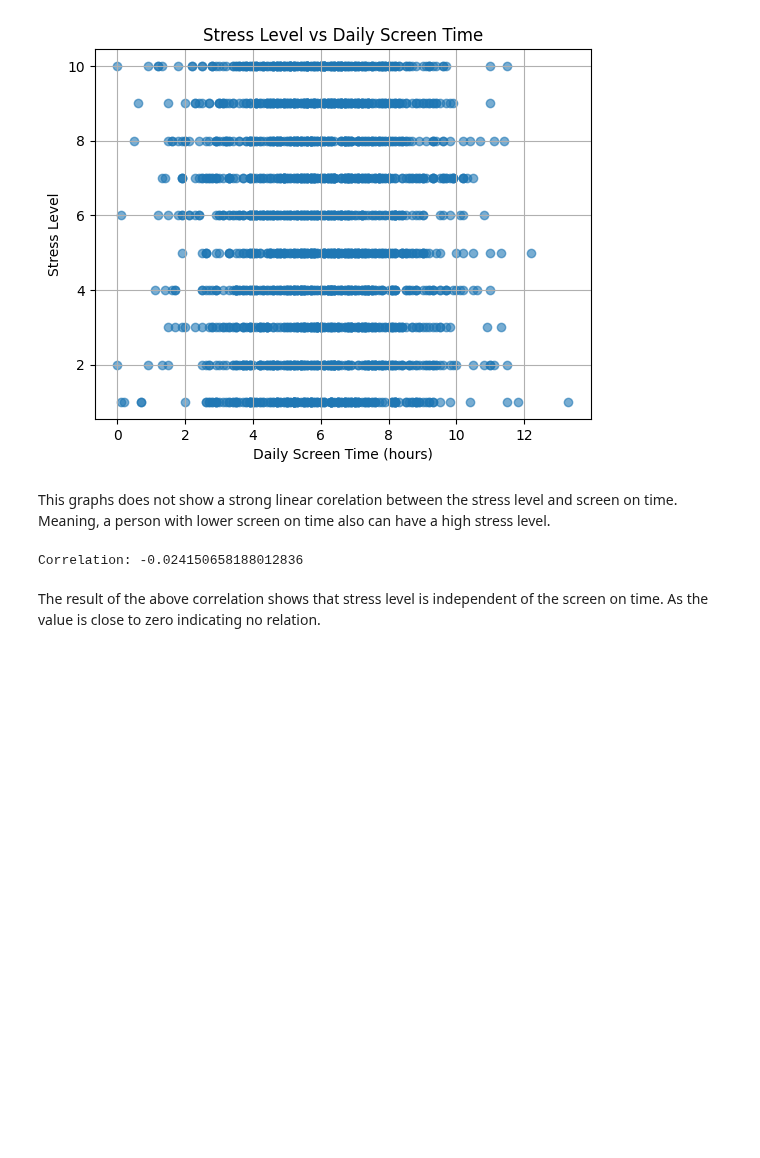
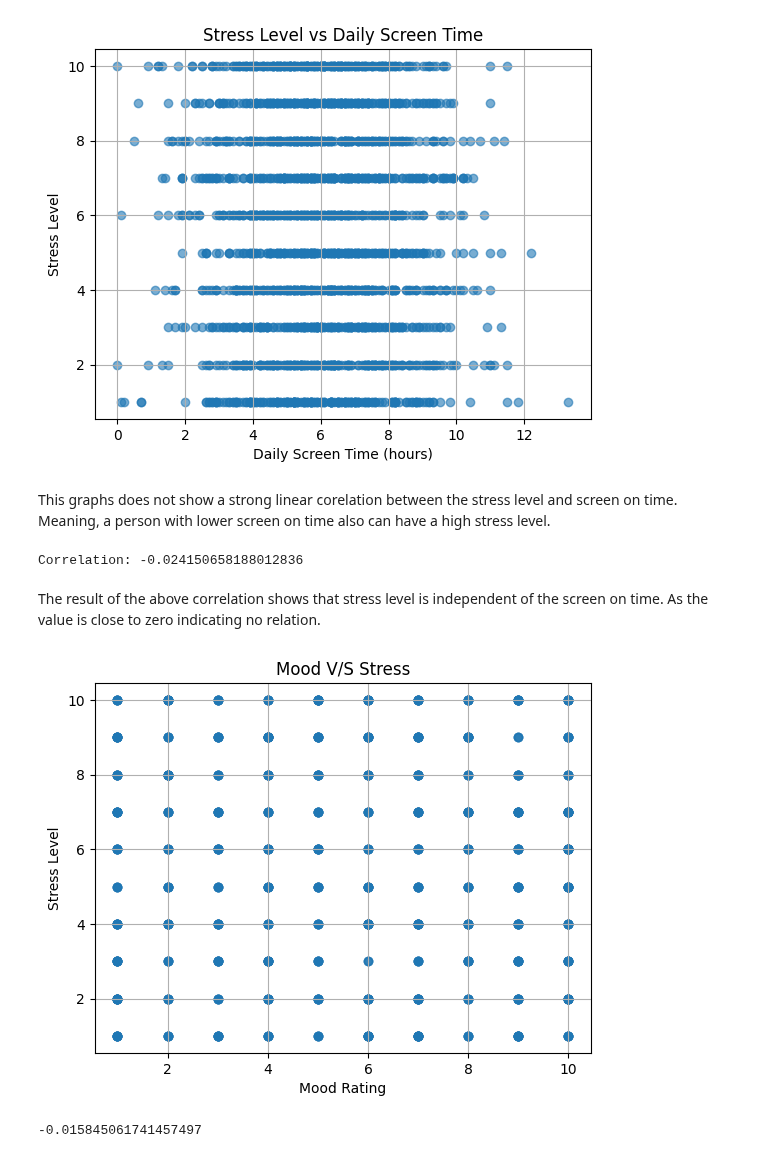
Before and after one commit to GENTLEW1ND/Python, a Jupyter notebook: screen-on-time-on-mental-health.ipynb, the cells around one changed output. Cells and saved outputs as stored; diff of their text form; code cells hidden in the pictures; blank space fills up the shorter version.

```diff
--- a/screen-on-time-on-mental-health.ipynb
+++ b/screen-on-time-on-mental-health.ipynb
@@ -173,3 +173,17 @@ print(f"Correlation: {corr}")
 Correlation: -0.024150658188012836
 # %% [markdown]
 The result of the above correlation shows that stress level is independent of the screen on time. As the value is close to zero indicating no relation.
+# %%
+plt.scatter(data['mood_rating'],data['stress_level'],alpha=0.3)
+plt.xlabel("Mood Rating")
+plt.ylabel("Stress Level")
+plt.title("Mood V/S Stress")
+plt.grid(True)
+plt.show()
+# %% [output]
+[figure, added]
+# %%
+corr = data['mood_rating'].corr(data['stress_level'])
+print(corr)
+# %% [output]
+-0.015845061741457497
```
Also changed, not shown: parts of 3 cells of this notebook.
